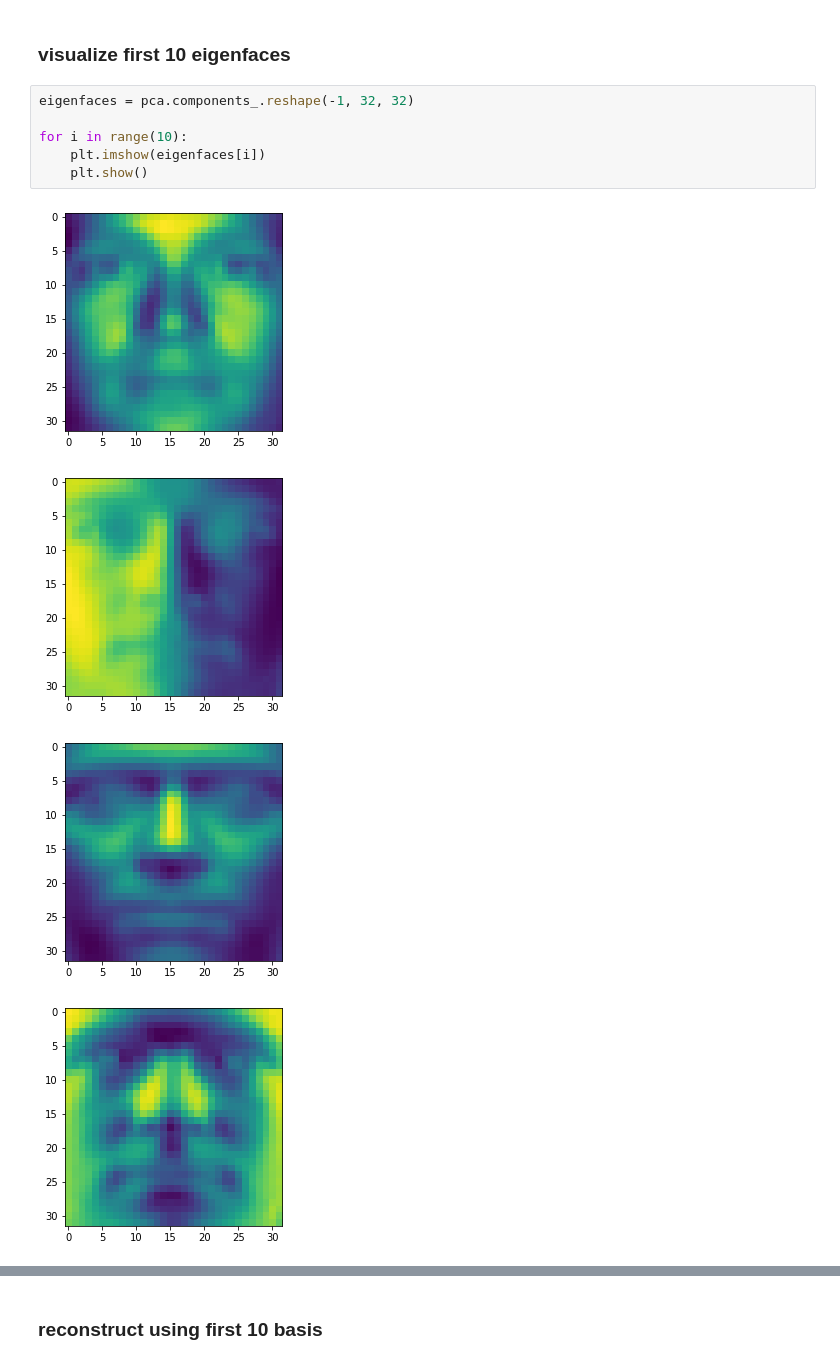
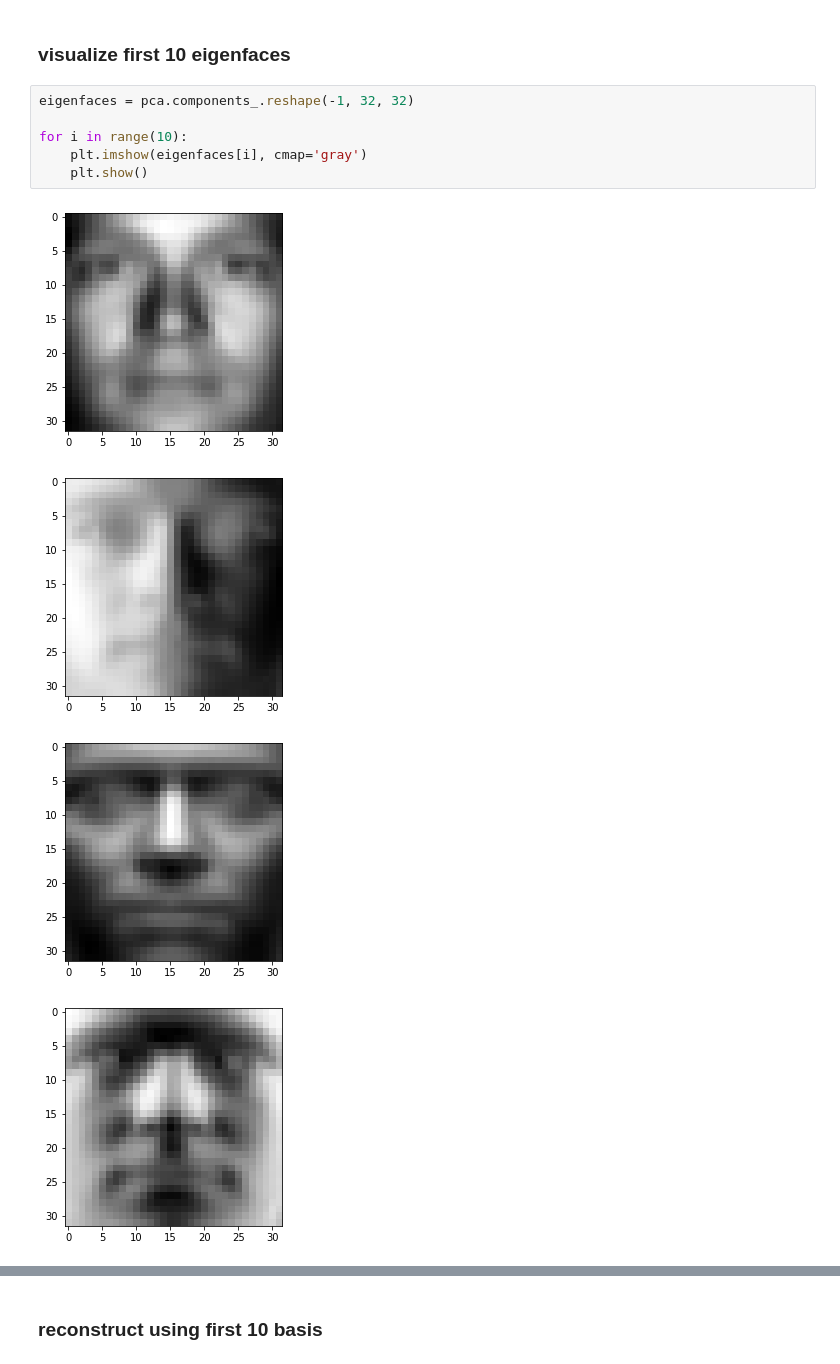
Before and after one commit to RLee-xy/Facial-Recognition-1, a Jupyter notebook: demo.ipynb, the cells around one changed output, grey strips where cells are left out. Cells and saved outputs as stored; diff of their text form.

```diff
--- a/demo.ipynb
+++ b/demo.ipynb
@@ -74,11 +100,11 @@ Dimension of the batch data is torch.Size([1931, 1, 1024])
 # %%
 eigenfaces = pca.components_.reshape(-1, 32, 32)
 
 for i in range(10):
-    plt.imshow(eigenfaces[i])
+    plt.imshow(eigenfaces[i], cmap='gray')
     plt.show()
 # %% [output]
-[figure, old version]
+[figure, new version]
-[figure, old version]
+[figure, new version]
-[figure, old version]
+[figure, new version]
-[figure, old version]
+[figure, new version]
```
Also changed, not shown: parts of 9 cells of this notebook, 1 other file.
